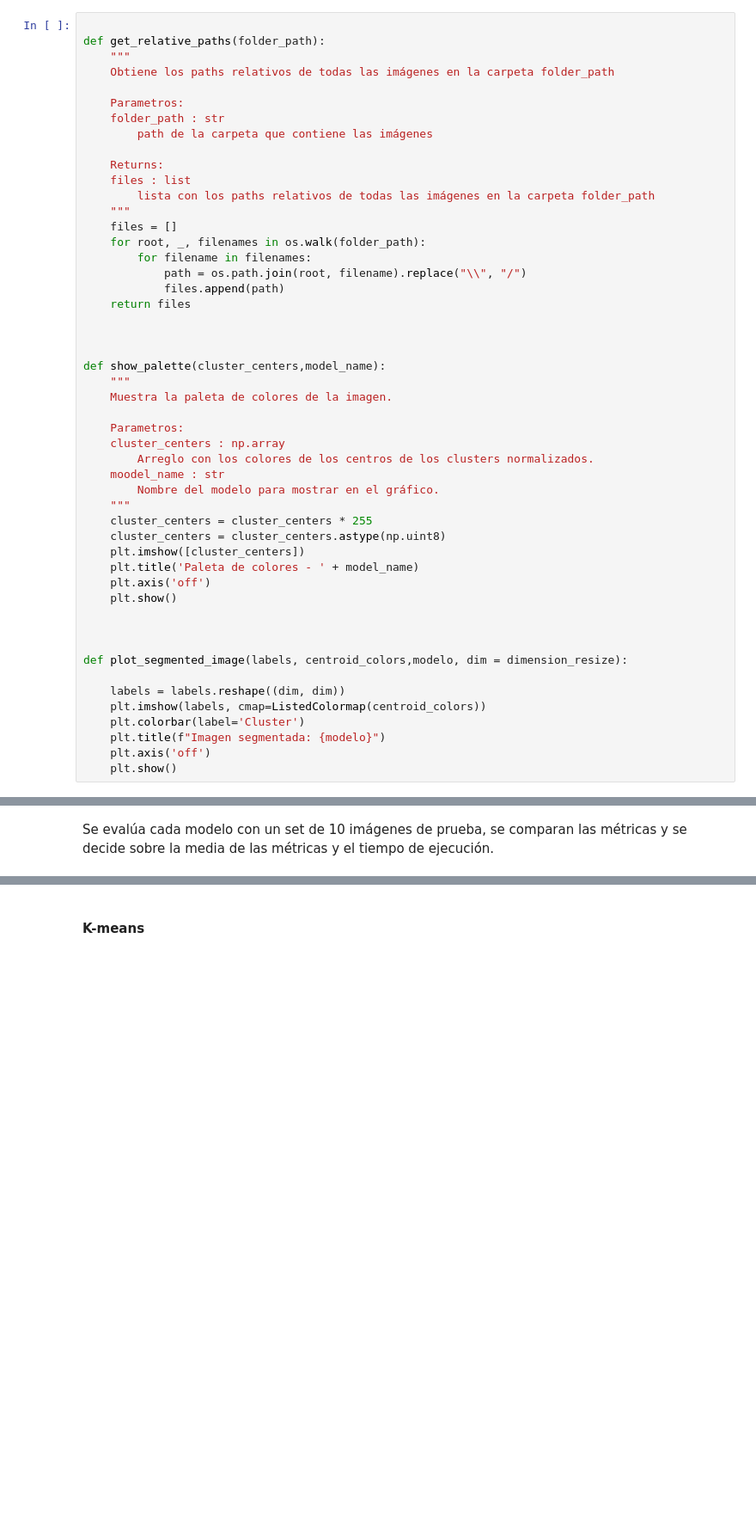
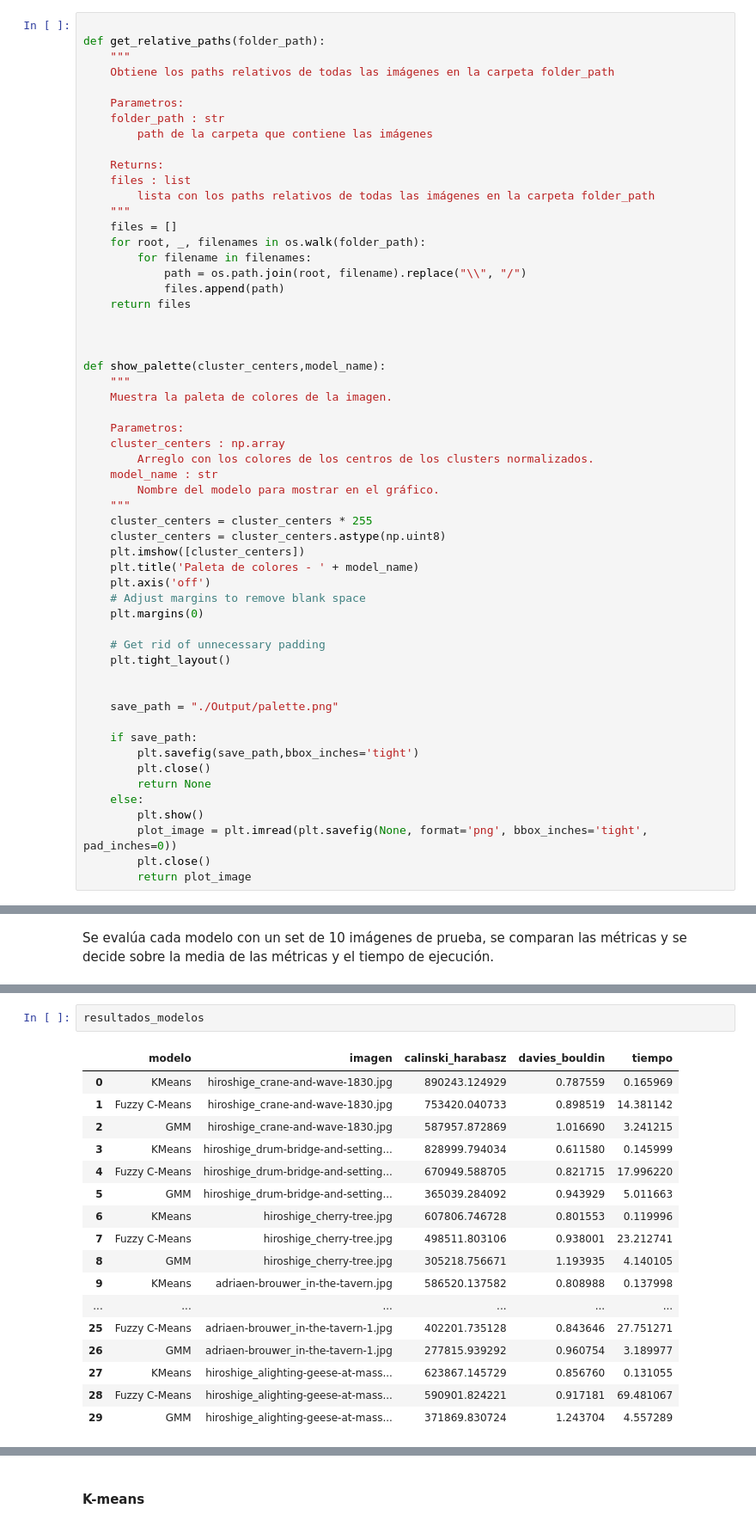
Before and after one commit to AndresF100/UML--Color_Palette_Generator_from_Images, a Jupyter notebook: Modelado Final.ipynb, the cells around one changed output, grey strips where cells are left out. Shown at 86% size. Drawn from its saved outputs; the diff is of its cells as text; blank space fills up the shorter version.

```diff
--- a/Modelado Final.ipynb
+++ b/Modelado Final.ipynb
@@ -47,7 +57,7 @@ def show_palette(cluster_centers,model_name):
     Parametros:
     cluster_centers : np.array
         Arreglo con los colores de los centros de los clusters normalizados.
-    moodel_name : str
+    model_name : str
         Nombre del modelo para mostrar en el gráfico.
     """
     cluster_centers = cluster_centers * 255
@@ -55,18 +65,24 @@ def show_palette(cluster_centers,model_name):
     plt.imshow([cluster_centers])
     plt.title('Paleta de colores - ' + model_name)
     plt.axis('off')
-    plt.show()
+    # Adjust margins to remove blank space
+    plt.margins(0)
+
+    # Get rid of unnecessary padding
+    plt.tight_layout()
 
 
+    save_path = "./Output/palette.png"
 
-def plot_segmented_image(labels, centroid_colors,modelo, dim = dimension_resize):
-
-    labels = labels.reshape((dim, dim))
-    plt.imshow(labels, cmap=ListedColormap(centroid_colors))
-    plt.colorbar(label='Cluster')
-    plt.title(f"Imagen segmentada: {modelo}")
-    plt.axis('off')
-    plt.show()
+    if save_path:
+        plt.savefig(save_path,bbox_inches='tight')
+        plt.close()
+        return None
+    else:
+        plt.show()
+        plot_image = plt.imread(plt.savefig(None, format='png', bbox_inches='tight', pad_inches=0))
+        plt.close()
+        return plot_image
 # %% [markdown]
 ## Data
 Para este proyecto se tomaron 156 imágenes en formato `.jpg` del repositorio [Wikiart](https://www.kaggle.com/datasets/steubk/wikiart) de Kaggle. Las imágenes se encuentran en la carpeta `Data` y se dividen en carpetas por estilo artístico.
@@ -295,0 +374,20 @@ array([[5, 5, 5, ..., 0, 5, 0],
+# %%
+resultados_modelos
+# %% [output]
+|  | modelo | imagen | calinski_harabasz | davies_bouldin | tiempo |
+| 0 | KMeans | hiroshige_crane-and-wave-1830.jpg | 890243.124929 | 0.787559 | 0.165969 |
+| 1 | Fuzzy C-Means | hiroshige_crane-and-wave-1830.jpg | 753420.040733 | 0.898519 | 14.381142 |
+| 2 | GMM | hiroshige_crane-and-wave-1830.jpg | 587957.872869 | 1.016690 | 3.241215 |
+| 3 | KMeans | hiroshige_drum-bridge-and-setting... | 828999.794034 | 0.611580 | 0.145999 |
+| 4 | Fuzzy C-Means | hiroshige_drum-bridge-and-setting... | 670949.588705 | 0.821715 | 17.996220 |
+| 5 | GMM | hiroshige_drum-bridge-and-setting... | 365039.284092 | 0.943929 | 5.011663 |
+| 6 | KMeans | hiroshige_cherry-tree.jpg | 607806.746728 | 0.801553 | 0.119996 |
+| 7 | Fuzzy C-Means | hiroshige_cherry-tree.jpg | 498511.803106 | 0.938001 | 23.212741 |
+| 8 | GMM | hiroshige_cherry-tree.jpg | 305218.756671 | 1.193935 | 4.140105 |
+| 9 | KMeans | adriaen-brouwer_in-the-tavern.jpg | 586520.137582 | 0.808988 | 0.137998 |
+| ... | ... | ... | ... | ... | ... |
+| 25 | Fuzzy C-Means | adriaen-brouwer_in-the-tavern-1.jpg | 402201.735128 | 0.843646 | 27.751271 |
+| 26 | GMM | adriaen-brouwer_in-the-tavern-1.jpg | 277815.939292 | 0.960754 | 3.189977 |
+| 27 | KMeans | hiroshige_alighting-geese-at-mass... | 623867.145729 | 0.856760 | 0.131055 |
+| 28 | Fuzzy C-Means | hiroshige_alighting-geese-at-mass... | 590901.824221 | 0.917181 | 69.481067 |
+| 29 | GMM | hiroshige_alighting-geese-at-mass... | 371869.830724 | 1.243704 | 4.557289 |
```
Also changed, not shown: parts of 22 cells of this notebook, 2 other files.
